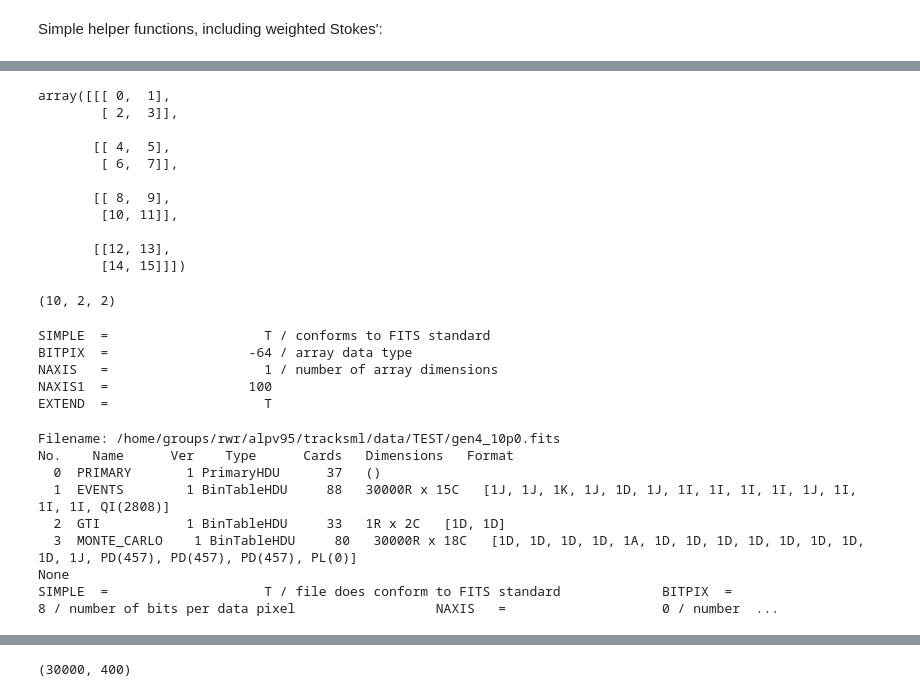
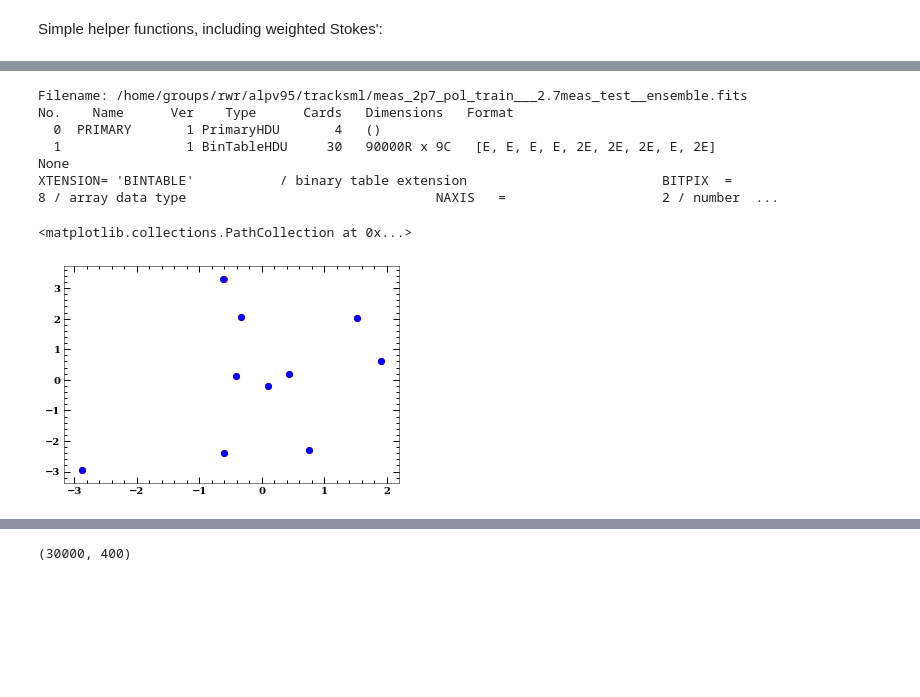
Before and after one commit to alpv95/IXPEML, a Jupyter notebook: notebooks/MDP_Check.ipynb, the cells around one changed output, grey strips where cells are left out. Saved outputs shown, nothing was run; the diff lists cells and outputs as text; code cells hidden in the pictures; blank space fills up the shorter version.

```diff
--- a/notebooks/MDP_Check.ipynb
+++ b/notebooks/MDP_Check.ipynb
@@ -176,14 +167,0 @@ Note: astropy.io.fits uses zero-based indexing.
-# %%
-values
-# %% [output]
-array([[[ 0,  1],
-        [ 2,  3]],
-
-       [[ 4,  5],
-        [ 6,  7]],
-
-       [[ 8,  9],
-        [10, 11]],
-
-       [[12, 13],
-        [14, 15]]])
@@ -192,26 +168,18 @@ x = hdul[1].data
-# %%
-x['intarray'].shape
-# %% [output]
-(10, 2, 2)
-# %%
-hdul[0].header
-# %% [output]
-SIMPLE  =                    T / conforms to FITS standard
-BITPIX  =                  -64 / array data type
-NAXIS   =                    1 / number of array dimensions
-NAXIS1  =                  100
-EXTEND  =                    T
 # %%
-with fits.open(home_dir + 'data/TEST/gen4_10p0.fits', memmap=False) as hdut:
+with fits.open(home_dir + 'meas_2p7_pol_train___2.7meas_test__ensemble.fits', memmap=False) as hdut:
     print(hdut.info())
-    data = hdut[3].data
-    print(hdut[0].header)
+    data = hdut[1].data
+    print(hdut[1].header)
 # %% [output]
-Filename: /home/groups/rwr/alpv95/tracksml/data/TEST/gen4_10p0.fits
+Filename: /home/groups/rwr/alpv95/tracksml/meas_2p7_pol_train___2.7meas_test__ensemble.fits
 No.    Name      Ver    Type      Cards   Dimensions   Format
-  0  PRIMARY       1 PrimaryHDU      37   ()
-  1  EVENTS        1 BinTableHDU     88   30000R x 15C   [1J, 1J, 1K, 1J, 1D, 1J, 1I, 1I, 1I, 1I, 1J, 1I, 1I, 1I, QI(2808)]
-  2  GTI           1 BinTableHDU     33   1R x 2C   [1D, 1D]
-  3  MONTE_CARLO    1 BinTableHDU     80   30000R x 18C   [1D, 1D, 1D, 1D, 1A, 1D, 1D, 1D, 1D, 1D, 1D, 1D, 1D, 1J, PD(457), PD(457), PD(457), PL(0)]
+  0  PRIMARY       1 PrimaryHDU       4   ()
+  1                1 BinTableHDU     30   90000R x 9C   [E, E, E, E, 2E, 2E, 2E, E, 2E]
 None
-SIMPLE  =                    T / file does conform to FITS standard             BITPIX  =                    8 / number of bits per data pixel                  NAXIS   =                    0 / number  ...
+XTENSION= 'BINTABLE'           / binary table extension                         BITPIX  =                    8 / array data type                                NAXIS   =                    2 / number  ...
+# %%
+plt.scatter(data["XY_NN_ABS"][:10,0],data["XY_NN_ABS"][:10,1],color='r')
+plt.scatter(data["XY_MOM_ABS"][:10,0],data["XY_MOM_ABS"][:10,1],color='b')
+# %% [output]
+<matplotlib.collections.PathCollection at 0x...>
+[figure, added]
```
Also changed, not shown: parts of 8 cells of this notebook, 4 other files.
